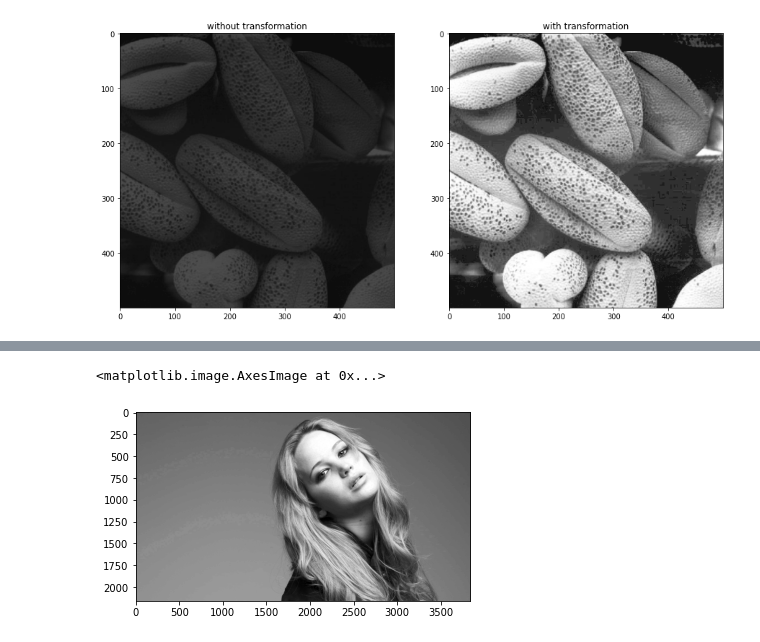
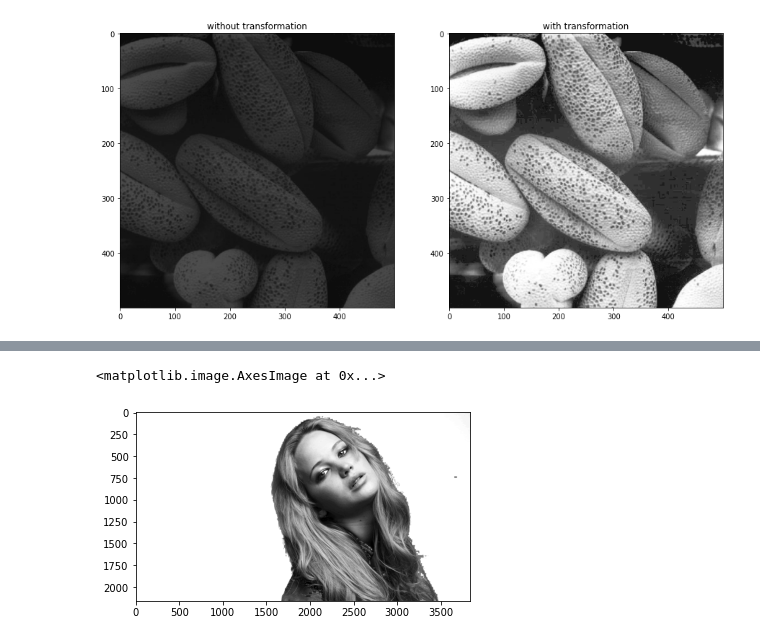
Before and after one commit to leonfdo/Image_augmentation, a Jupyter notebook: Untitled-1.ipynb, the cells around one changed output, grey strips where cells are left out. Drawn from its saved outputs; the diff is of its cells as text; code cells hidden in the pictures.

```diff
--- a/Untitled-1.ipynb
+++ b/Untitled-1.ipynb
@@ -205,0 +209,7 @@ Text(0.5, 1.0, 'V plane')
+# %%
+img1=cv.imread("C:\\Users\\leonf\Music\\image_processing\\jeniffer.jpg",0)
+#img1=cv.cvtColor(img1,cv.COLOR_BGR2RGB)
+#print(saturation.max())
+ret, mask = cv.threshold(saturation, 11, 1, cv.THRESH_BINARY)
+img2=cv.bitwise_and(img1,img1,mask=mask)
+plt.imshow(img2,cmap="gray",vmin=0,vmax=255)
@@ -205,0 +231,8 @@ Text(0.5, 1.0, 'V plane')
+# %%
+w=img2.shape[0]
+h=img2.shape[1]
+hist1=np.cumsum(hist)*(255/(w*h))
+img_new=cv.LUT(img2,hist1)
+fig,ax=plt.subplots(1,2,figsize=(10,10))
+ax[0].imshow(img2,cmap="gray")
+ax[1].imshow(img_new,cmap="gray")
@@ -205,0 +242,4 @@ Text(0.5, 1.0, 'V plane')
+# %%
+mask=1-mask
+img_back=cv.bitwise_and(img1,img1,mask=mask)
+plt.imshow(img_back,cmap="gray",vmin=0,vmax=255)
@@ -205,0 +249,3 @@ Text(0.5, 1.0, 'V plane')
+# %%
+background=img_back.astype(np.uint8)
+foreground=img_new.astype(np.uint8)
@@ -206,6 +262,6 @@ Text(0.5, 1.0, 'V plane')
 # %%
-img1=cv.bitwise_and(value,value,hue)
-plt.imshow(img1,cmap="gray")
+img_tot=cv.add(background,foreground)
+plt.imshow(img_tot,cmap="gray")
 # %% [output]
 <matplotlib.image.AxesImage at 0x...>
-[figure, old version]
+[figure, new version]
```
Also changed, not shown: parts of 13 cells of this notebook.
